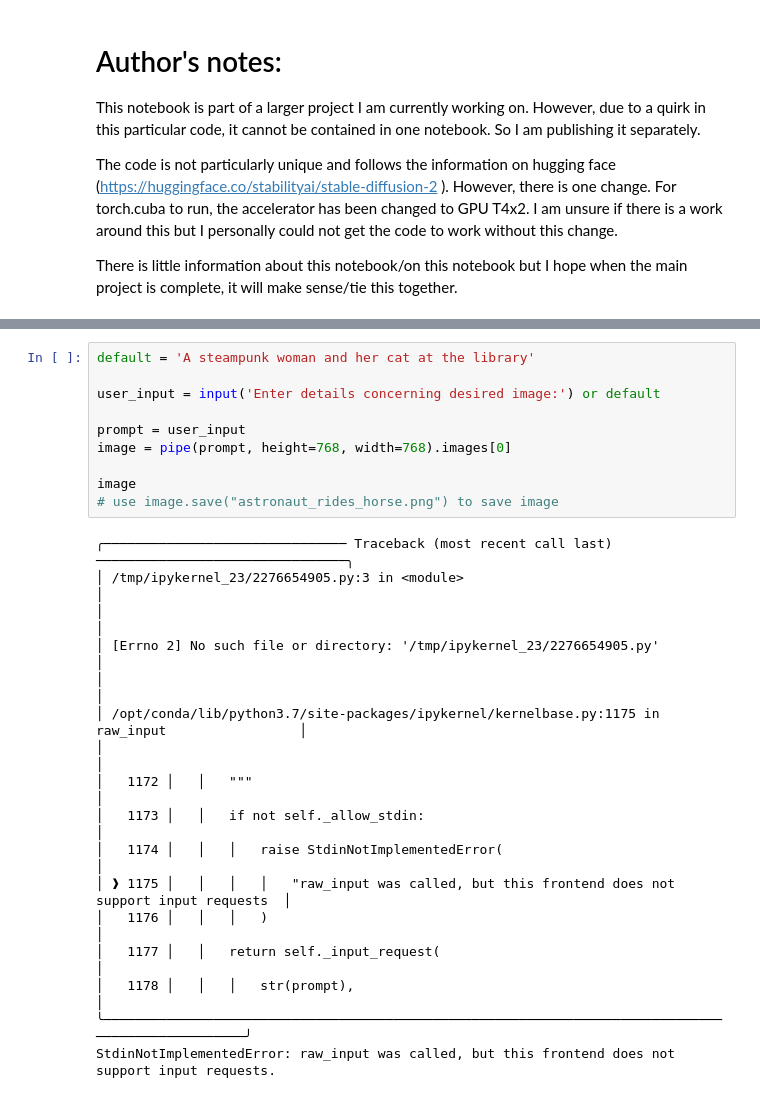
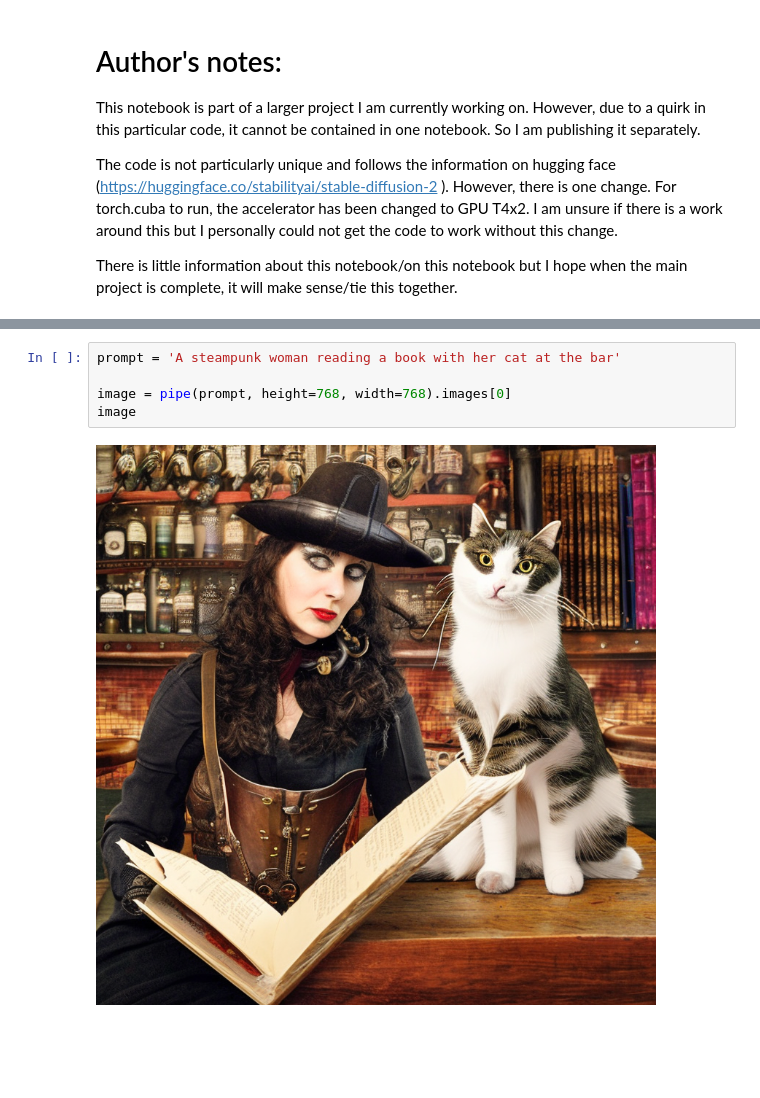
Before and after one commit to Lostinworlds/Generative-AI-, a Jupyter notebook: text-to-image-stable-diffusion.ipynb, the cells around one changed output, grey strips where cells are left out. Cells and saved outputs as stored; diff of their text form; blank space fills up the shorter version.

Commit message:
Kaggle Notebook | Text to image | Stable Diffusion | Version 3

```diff
--- a/text-to-image-stable-diffusion.ipynb
+++ b/text-to-image-stable-diffusion.ipynb
@@ -42,29 +42,9 @@ allennlp 2.10.1 requires transformers<4.21,>=4.1, but you have transformers 4.25
 Successfully installed accelerate-0.15.0 diffusers-0.10.0.dev0 transformers-4.25.1
 WARNING: Running pip as the 'root' user can result in broken permissions and conflicting behaviour with the system package manager. It is recommended to use a virtual environment instead: https://pip. ...
 # %%
-default = 'A steampunk woman and her cat at the library'
+prompt = 'A steampunk woman reading a book with her cat at the bar'
 
-user_input = input('Enter details concerning desired image:') or default
-
-prompt = user_input
 image = pipe(prompt, height=768, width=768).images[0]
-
 image
-# use image.save("astronaut_rides_horse.png") to save image
 # %% [output]
-╭─────────────────────────────── Traceback (most recent call last) ────────────────────────────────╮
-│ /tmp/ipykernel_23/2276654905.py:3 in <module>                                                    │
-│                                                                                                  │
-│ [Errno 2] No such file or directory: '/tmp/ipykernel_23/2276654905.py'                           │
-│                                                                                                  │
-│ /opt/conda/lib/python3.7/site-packages/ipykernel/kernelbase.py:1175 in raw_input                 │
-│                                                                                                  │
-│   1172 │   │   """                                                                               │
-│   1173 │   │   if not self._allow_stdin:                                                         │
-│   1174 │   │   │   raise StdinNotImplementedError(                                               │
-│ ❱ 1175 │   │   │   │   "raw_input was called, but this frontend does not support input requests  │
-│   1176 │   │   │   )                                                                             │
-│   1177 │   │   return self._input_request(                                                       │
-│   1178 │   │   │   str(prompt),                                                                  │
-╰──────────────────────────────────────────────────────────────────────────────────────────────────╯
-StdinNotImplementedError: raw_input was called, but this frontend does not support input requests.
+[figure, added]
```
Also changed, not shown: parts of 1 cell of this notebook.
